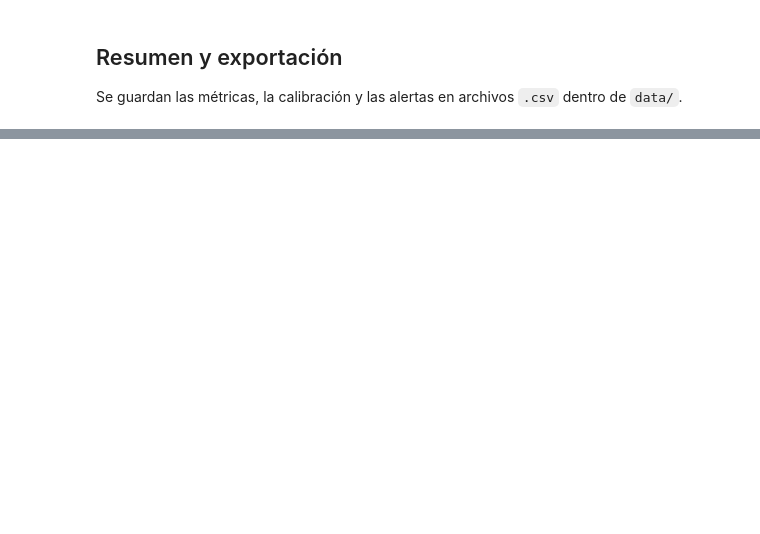
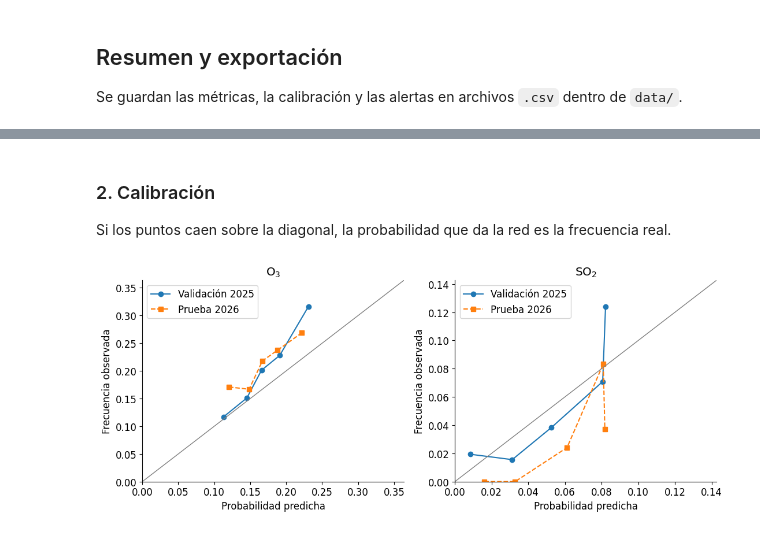
Before and after one commit to RicardoSalgadoB/MultiReto, a Jupyter notebook: notebooks/Etapa3_Evaluacion_Modelo.ipynb, the cells around one changed output, grey strips where cells are left out. Saved outputs shown, nothing was run; the diff lists cells and outputs as text; code cells hidden in the pictures; blank space fills up the shorter version.

```diff
--- a/notebooks/Etapa3_Evaluacion_Modelo.ipynb
+++ b/notebooks/Etapa3_Evaluacion_Modelo.ipynb
@@ -359,0 +418,25 @@ contaminante                   periodo  excesos  eventos  nll_red  nll_gpd_const
+# %% [markdown]
+### 2. Calibración
+
+Si los puntos caen sobre la diagonal, la probabilidad que da la red es la frecuencia real.
+# %%
+fig, ejes = plt.subplots(1, 2, figsize=(11, 4.6))
+
+for eje, pol in zip(ejes, contaminantes):
+    for periodo, marca in [("validacion (2025)", "o-"), ("prueba (2026)", "s--")]:
+        parte = calibracion[(calibracion["contaminante"] == pol) & (calibracion["periodo"] == periodo)]
+        eje.plot(parte["prob_predicha"], parte["frec_observada"], marca, label=nombre_periodo[periodo])
+    tope = 1.15 * calibracion[calibracion["contaminante"] == pol][["prob_predicha", "frec_observada"]].values.max()
+    eje.plot([0, tope], [0, tope], color="gray", lw=1)
+    eje.set_xlim(0, tope)
+    eje.set_ylim(0, tope)
+    eje.set_xlabel("Probabilidad predicha")
+    eje.set_ylabel("Frecuencia observada")
+    eje.set_title(pol.replace("O3", "O$_3$").replace("SO2", "SO$_2$"))
+    eje.legend()
+
+fig.tight_layout()
+fig.savefig("figuras/fig_red_calibracion.png", dpi=200, bbox_inches="tight")
+plt.show()
+# %% [output]
+[figure, added]
```
Also changed, not shown: parts of 23 cells of this notebook, 5 other files.
